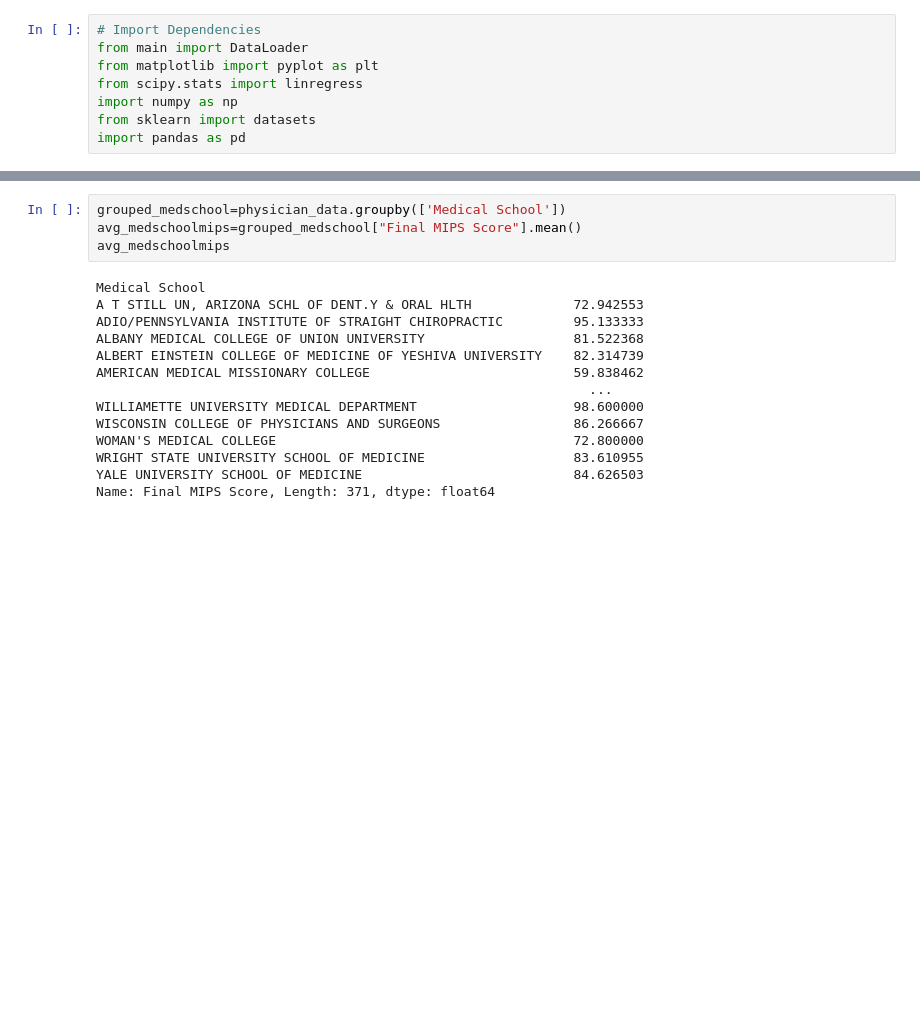
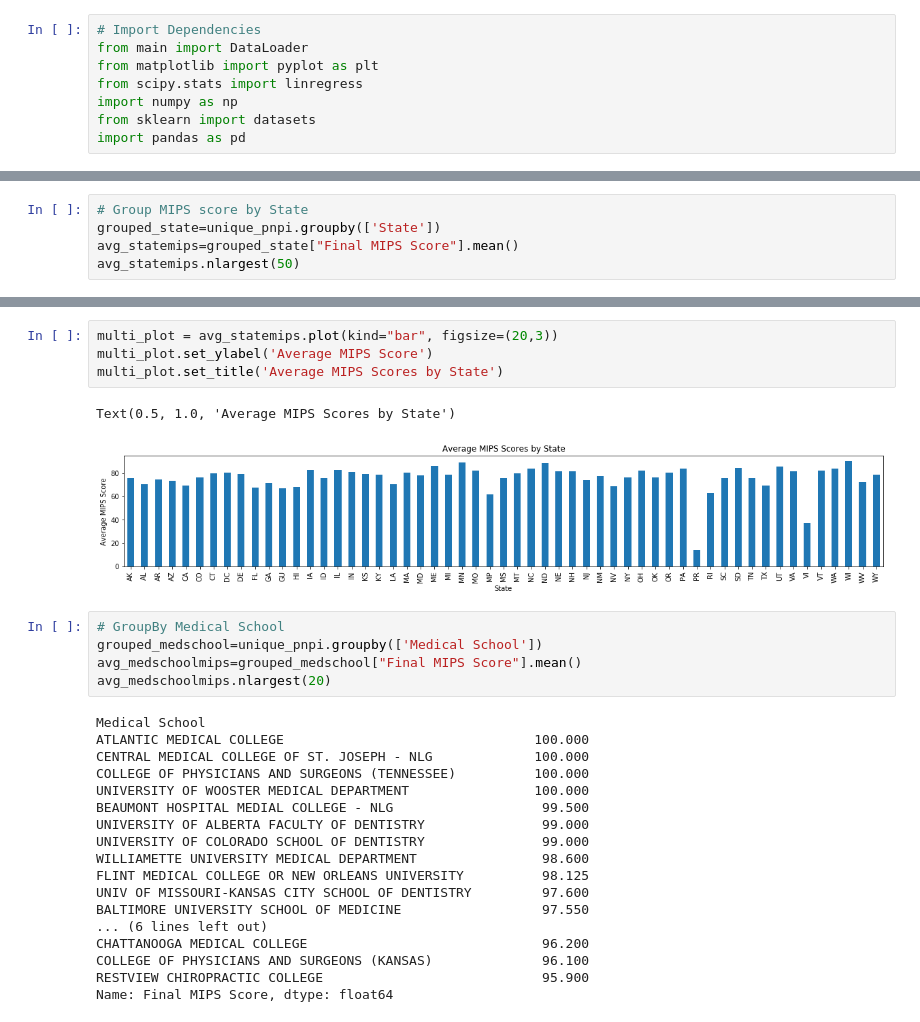
Before and after one commit to ishanku/MedicareDataAnalysisProject, a Jupyter notebook: Physician_Analysis_JJ.ipynb, the cells around one changed output, grey strips where cells are left out. Cells and saved outputs as stored; diff of their text form; blank space fills up the shorter version.

```diff
--- a/Physician_Analysis_JJ.ipynb
+++ b/Physician_Analysis_JJ.ipynb
@@ -46,0 +70,5 @@ plt.show()
+# %%
+# Group MIPS score by State
+grouped_state=unique_pnpi.groupby(['State'])
+avg_statemips=grouped_state["Final MIPS Score"].mean()
+avg_statemips.nlargest(50)
@@ -47,18 +115,30 @@ plt.show()
+# %%
+multi_plot = avg_statemips.plot(kind="bar", figsize=(20,3))
+multi_plot.set_ylabel('Average MIPS Score')
+multi_plot.set_title('Average MIPS Scores by State')
+# %% [output]
+Text(0.5, 1.0, 'Average MIPS Scores by State')
+[figure, added]
 # %%
-grouped_medschool=physician_data.groupby(['Medical School'])
+# GroupBy Medical School
+grouped_medschool=unique_pnpi.groupby(['Medical School'])
 avg_medschoolmips=grouped_medschool["Final MIPS Score"].mean()
-avg_medschoolmips
+avg_medschoolmips.nlargest(20)
 # %% [output]
 Medical School
-A T STILL UN, ARIZONA SCHL OF DENT.Y & ORAL HLTH             72.942553
-ADIO/PENNSYLVANIA INSTITUTE OF STRAIGHT CHIROPRACTIC         95.133333
-ALBANY MEDICAL COLLEGE OF UNION UNIVERSITY                   81.522368
-ALBERT EINSTEIN COLLEGE OF MEDICINE OF YESHIVA UNIVERSITY    82.314739
-AMERICAN MEDICAL MISSIONARY COLLEGE                          59.838462
-                                                               ...
-WILLIAMETTE UNIVERSITY MEDICAL DEPARTMENT                    98.600000
-WISCONSIN COLLEGE OF PHYSICIANS AND SURGEONS                 86.266667
-WOMAN'S MEDICAL COLLEGE                                      72.800000
-WRIGHT STATE UNIVERSITY SCHOOL OF MEDICINE                   83.610955
-YALE UNIVERSITY SCHOOL OF MEDICINE                           84.626503
-Name: Final MIPS Score, Length: 371, dtype: float64
+ATLANTIC MEDICAL COLLEGE                                100.000
+CENTRAL MEDICAL COLLEGE OF ST. JOSEPH - NLG             100.000
+COLLEGE OF PHYSICIANS AND SURGEONS (TENNESSEE)          100.000
+UNIVERSITY OF WOOSTER MEDICAL DEPARTMENT                100.000
+BEAUMONT HOSPITAL MEDIAL COLLEGE - NLG                   99.500
+UNIVERSITY OF ALBERTA FACULTY OF DENTISTRY               99.000
+UNIVERSITY OF COLORADO SCHOOL OF DENTISTRY               99.000
+WILLIAMETTE UNIVERSITY MEDICAL DEPARTMENT                98.600
+FLINT MEDICAL COLLEGE OR NEW ORLEANS UNIVERSITY          98.125
+UNIV OF MISSOURI-KANSAS CITY SCHOOL OF DENTISTRY         97.600
+BALTIMORE UNIVERSITY SCHOOL OF MEDICINE                  97.550
+... (6 lines left out)
+CHATTANOOGA MEDICAL COLLEGE                              96.200
+COLLEGE OF PHYSICIANS AND SURGEONS (KANSAS)              96.100
+RESTVIEW CHIROPRACTIC COLLEGE                            95.900
+Name: Final MIPS Score, dtype: float64
```
Also changed, not shown: parts of 10 cells of this notebook.
